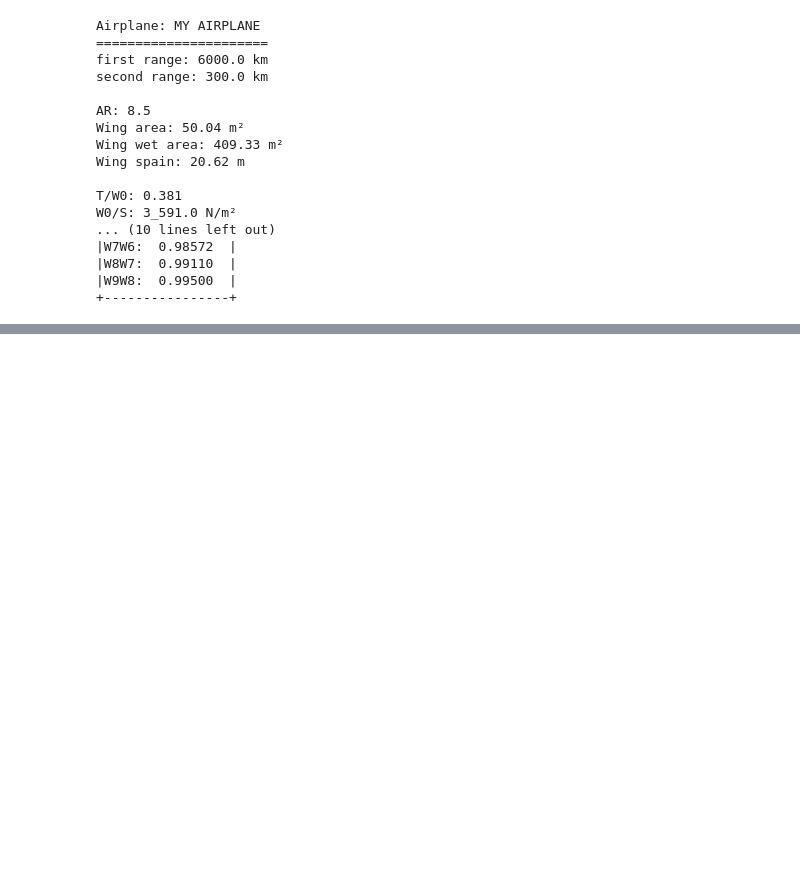
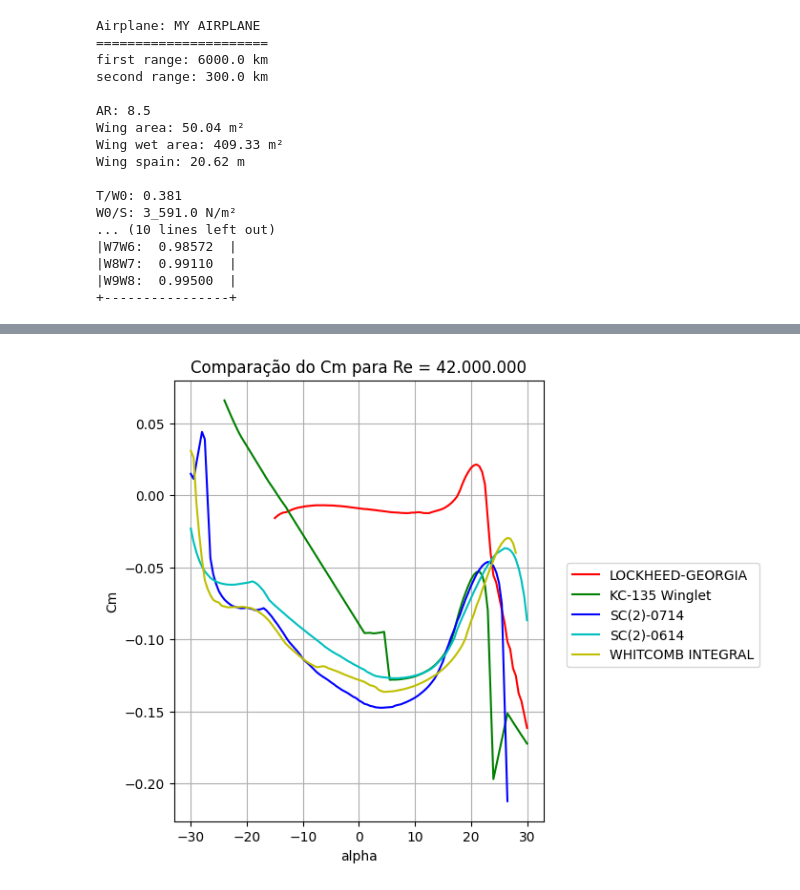
Before and after one commit to NisusAerodesign/aircraft-design, a Jupyter notebook: exemple.ipynb, the cells around one changed output, grey strips where cells are left out. Cells and saved outputs as stored; diff of their text form; code cells hidden in the pictures; blank space fills up the shorter version.

```diff
--- a/exemple.ipynb
+++ b/exemple.ipynb
@@ -271,0 +303,32 @@ W0/S: 3_591.0 N/m²
+# %%
+al_a, cl_a, cd_a, cm_a = air.load_xfoil_data(
+    Path() / 'data/LOCKHEED-GEORGIA_CL_CD_42M_RE.txt'
+)
+al_b, cl_b, cd_b, cm_b = air.load_xfoil_data(
+    Path() / 'data/KC-135 Winglet_CL_CD_42M_RE.txt'
+)
+al_c, cl_c, cd_c, cm_c = air.load_xfoil_data(
+    Path() / 'data/SC(2)-0714_CL_CD_42M_RE.txt'
+)
+al_d, cl_d, cd_d, cm_d = air.load_xfoil_data(
+    Path() / 'data/SC(2)-0614_CL_CD_42M_RE.txt'
+)
+al_e, cl_e, cd_e, cm_e = air.load_xfoil_data(
+    Path() / 'data/WHITCOMB INTEGRAL_CL_CD_42M_RE.txt'
+)
+
+plt.plot(al_a, cm_a, 'r', label='LOCKHEED-GEORGIA')
+plt.plot(al_b, cm_b, 'g', label='KC-135 Winglet')
+plt.plot(al_c, cm_c, 'b', label='SC(2)-0714')
+plt.plot(al_d, cm_d, 'c', label='SC(2)-0614')
+plt.plot(al_e, cm_e, 'y', label='WHITCOMB INTEGRAL')
+plt.grid()
+plt.legend(bbox_to_anchor=(1.6,0.6))
+# plt.xlim([0, 30])
+# plt.ylim([0, 2.75])
+plt.ylabel('Cm')
+plt.xlabel(r'alpha')
+plt.title('Comparação do Cm para Re = 42.000.000')
+plt.show()
+# %% [output]
+[figure, added]
```
Also changed, not shown: parts of 2 cells of this notebook, 4 other files.
